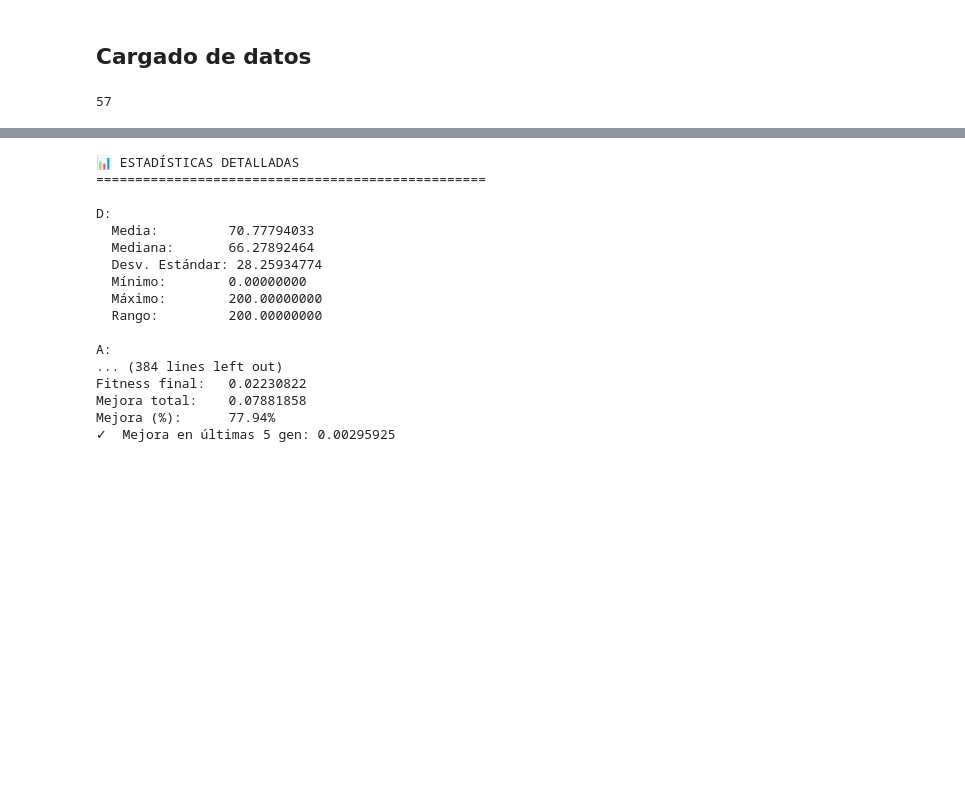
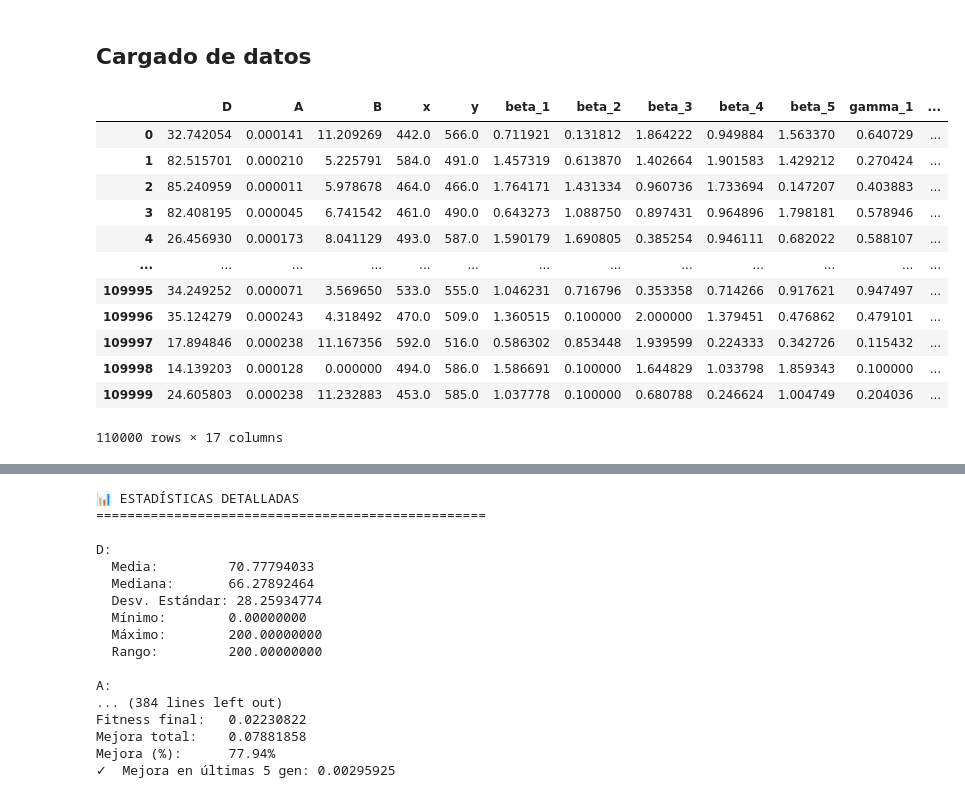
Before and after one commit to Maestria-Incendios-Forestales-2024-2025/Incendios-Genetico-PINNs, a Jupyter notebook: Genetico/resultados_genetico_genetico.ipynb, the cells around one changed output, grey strips where cells are left out. Cells and saved outputs as stored; diff of their text form; code cells hidden in the pictures; blank space fills up the shorter version.

```diff
--- a/Genetico/resultados_genetico_genetico.ipynb
+++ b/Genetico/resultados_genetico_genetico.ipynb
@@ -28,9 +23,21 @@ for task_id in task_ids:
 # Unir todos los DataFrames en uno solo
 df_total = pd.concat(todos_los_datos, ignore_index=True)
 # %%
-df_total['generacion'].max()
+df_total
 # %% [output]
+|  | D | A | B | x | y | beta_1 | beta_2 | beta_3 | beta_4 | beta_5 | gamma_1 | ... |
+| 0 | 32.742054 | 0.000141 | 11.209269 | 442.0 | 566.0 | 0.711921 | 0.131812 | 1.864222 | 0.949884 | 1.563370 | 0.640729 | ... |
+| 1 | 82.515701 | 0.000210 | 5.225791 | 584.0 | 491.0 | 1.457319 | 0.613870 | 1.402664 | 1.901583 | 1.429212 | 0.270424 | ... |
+| 2 | 85.240959 | 0.000011 | 5.978678 | 464.0 | 466.0 | 1.764171 | 1.431334 | 0.960736 | 1.733694 | 0.147207 | 0.403883 | ... |
+| 3 | 82.408195 | 0.000045 | 6.741542 | 461.0 | 490.0 | 0.643273 | 1.088750 | 0.897431 | 0.964896 | 1.798181 | 0.578946 | ... |
+| 4 | 26.456930 | 0.000173 | 8.041129 | 493.0 | 587.0 | 1.590179 | 1.690805 | 0.385254 | 0.946111 | 0.682022 | 0.588107 | ... |
+| ... | ... | ... | ... | ... | ... | ... | ... | ... | ... | ... | ... | ... |
+| 109995 | 34.249252 | 0.000071 | 3.569650 | 533.0 | 555.0 | 1.046231 | 0.716796 | 0.353358 | 0.714266 | 0.917621 | 0.947497 | ... |
+| 109996 | 35.124279 | 0.000243 | 4.318492 | 470.0 | 509.0 | 1.360515 | 0.100000 | 2.000000 | 1.379451 | 0.476862 | 0.479101 | ... |
+| 109997 | 17.894846 | 0.000238 | 11.167356 | 592.0 | 516.0 | 0.586302 | 0.853448 | 1.939599 | 0.224333 | 0.342726 | 0.115432 | ... |
+| 109998 | 14.139203 | 0.000128 | 0.000000 | 494.0 | 586.0 | 1.586691 | 0.100000 | 1.644829 | 1.033798 | 1.859343 | 0.100000 | ... |
+| 109999 | 24.605803 | 0.000238 | 11.232883 | 453.0 | 585.0 | 1.037778 | 0.100000 | 0.680788 | 0.246624 | 1.004749 | 0.204036 | ... |
-57
+110000 rows × 17 columns
 # %%
 # Visualizaciones de los resultados del algoritmo genético
 
```
Also changed, not shown: parts of 6 cells of this notebook.
